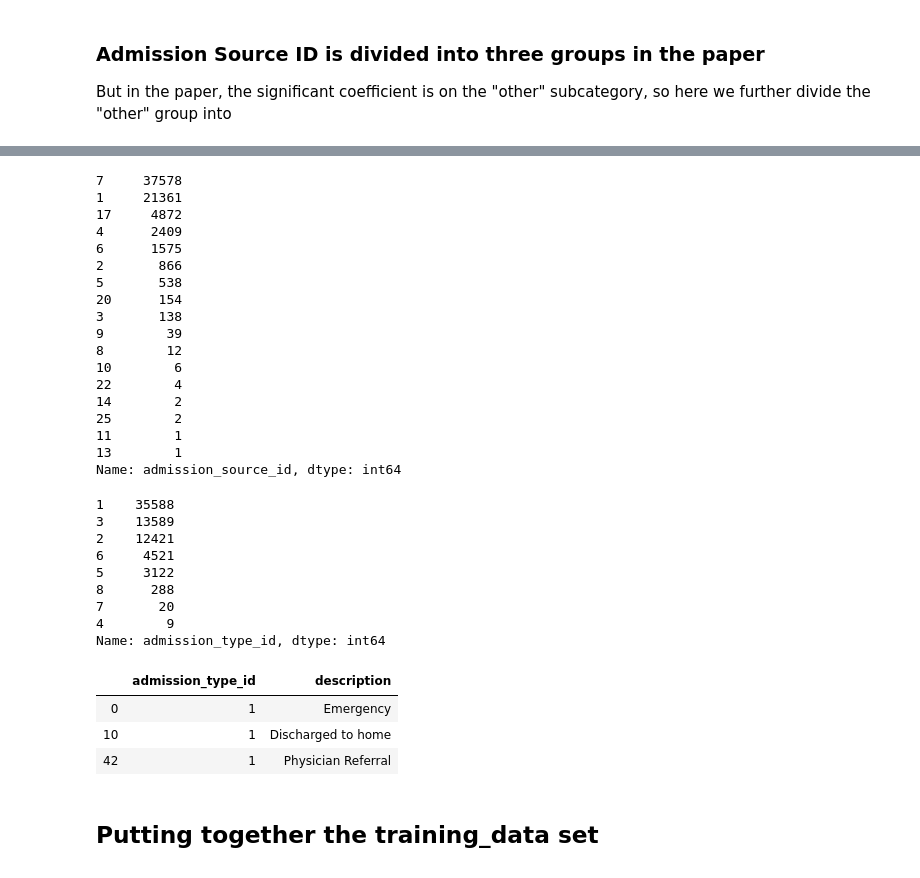
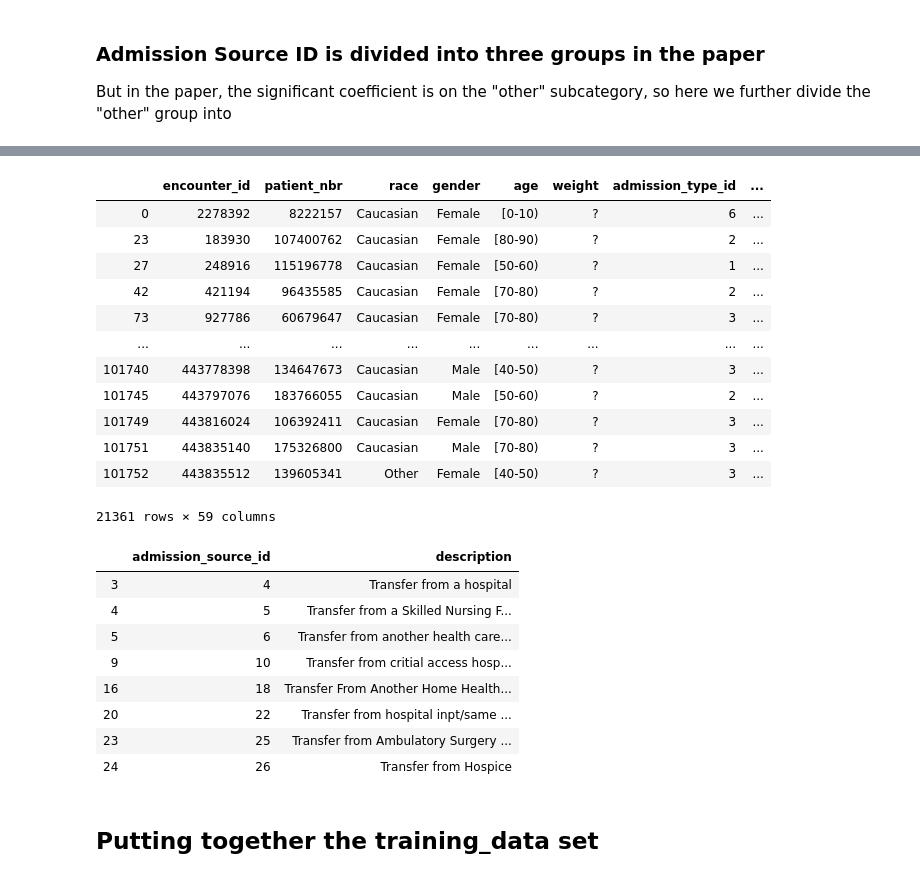
Before and after one commit to borkostolo/healthcare, a Jupyter notebook: dev/kailun/Readmission Model Initial EDA and Interaction Feature Engineering.ipynb, the cells around one changed output, grey strips where cells are left out. Cells and saved outputs as stored; diff of their text form; code cells hidden in the pictures.

Commit message:
Update Data

```diff
--- a/dev/kailun/Readmission Model Initial EDA and Interaction Feature Engineering.ipynb
+++ b/dev/kailun/Readmission Model Initial EDA and Interaction Feature Engineering.ipynb
@@ -593,7 +591,7 @@ six_l= six_dum_tree.columns
 
 But in the paper, the significant coefficient is on the "other" subcategory, so here we further divide the "other" group into
 # %%
-idmapping = pd.read_csv('IDs_mapping.csv')
+idmapping = pd.read_csv('admission_source_id.csv')
 # %%
 idmapping
 # %% [output]
@@ -613,43 +615,31 @@ idmapping
 # %%
-train_data_2['admission_source_id'].value_counts()
+train_data_2.loc[train_data_2['admission_source_id']==19]
 # %% [output]
+|  | encounter_id | patient_nbr | race | gender | age | weight | admission_type_id | ... |
+| 0 | 2278392 | 8222157 | Caucasian | Female | [0-10) | ? | 6 | ... |
+| 23 | 183930 | 107400762 | Caucasian | Female | [80-90) | ? | 2 | ... |
+| 27 | 248916 | 115196778 | Caucasian | Female | [50-60) | ? | 1 | ... |
+| 42 | 421194 | 96435585 | Caucasian | Female | [70-80) | ? | 2 | ... |
+| 73 | 927786 | 60679647 | Caucasian | Female | [70-80) | ? | 3 | ... |
+| ... | ... | ... | ... | ... | ... | ... | ... | ... |
+| 101740 | 443778398 | 134647673 | Caucasian | Male | [40-50) | ? | 3 | ... |
+| 101745 | 443797076 | 183766055 | Caucasian | Male | [50-60) | ? | 2 | ... |
+| 101749 | 443816024 | 106392411 | Caucasian | Female | [70-80) | ? | 3 | ... |
+| 101751 | 443835140 | 175326800 | Caucasian | Male | [70-80) | ? | 3 | ... |
+| 101752 | 443835512 | 139605341 | Other | Female | [40-50) | ? | 3 | ... |
-7     37578
-1     21361
-17     4872
-4      2409
-6      1575
-2       866
-5       538
-20      154
-3       138
-9        39
-8        12
-10        6
-22        4
-14        2
-25        2
-11        1
-13        1
-Name: admission_source_id, dtype: int64
+21361 rows × 59 columns
-# %%
-train_data_2['admission_type_id'].value_counts()
-# %% [output]
-1    35588
-3    13589
-2    12421
-6     4521
-5     3122
-8      288
-7       20
-4        9
-Name: admission_type_id, dtype: int64
 # %%
-idmapping.loc[idmapping['admission_type_id']=='1'] # Note that here that admission_type_id is string instead of int
+idmapping.loc[idmapping['description'].str.contains(r'Transfer', na=False)] # Note that here that admission_type_id is string instead of int
 # %% [output]
-|  | admission_type_id | description |
-| 0 | 1 | Emergency |
-| 10 | 1 | Discharged to home |
-| 42 | 1 | Physician Referral |
+|  | admission_source_id | description |
+| 3 | 4 | Transfer from a hospital |
+| 4 | 5 | Transfer from a Skilled Nursing F... |
+| 5 | 6 | Transfer from another health care... |
+| 9 | 10 | Transfer from critial access hosp... |
+| 16 | 18 | Transfer From Another Home Health... |
+| 20 | 22 | Transfer from hospital inpt/same ... |
+| 23 | 25 | Transfer from Ambulatory Surgery ... |
+| 24 | 26 | Transfer from Hospice |
 # %%
 # Convert admission source ID to category groups
 def conv_adms_id(sid):
```
Also changed, not shown: parts of 10 cells of this notebook, 4 other files.
